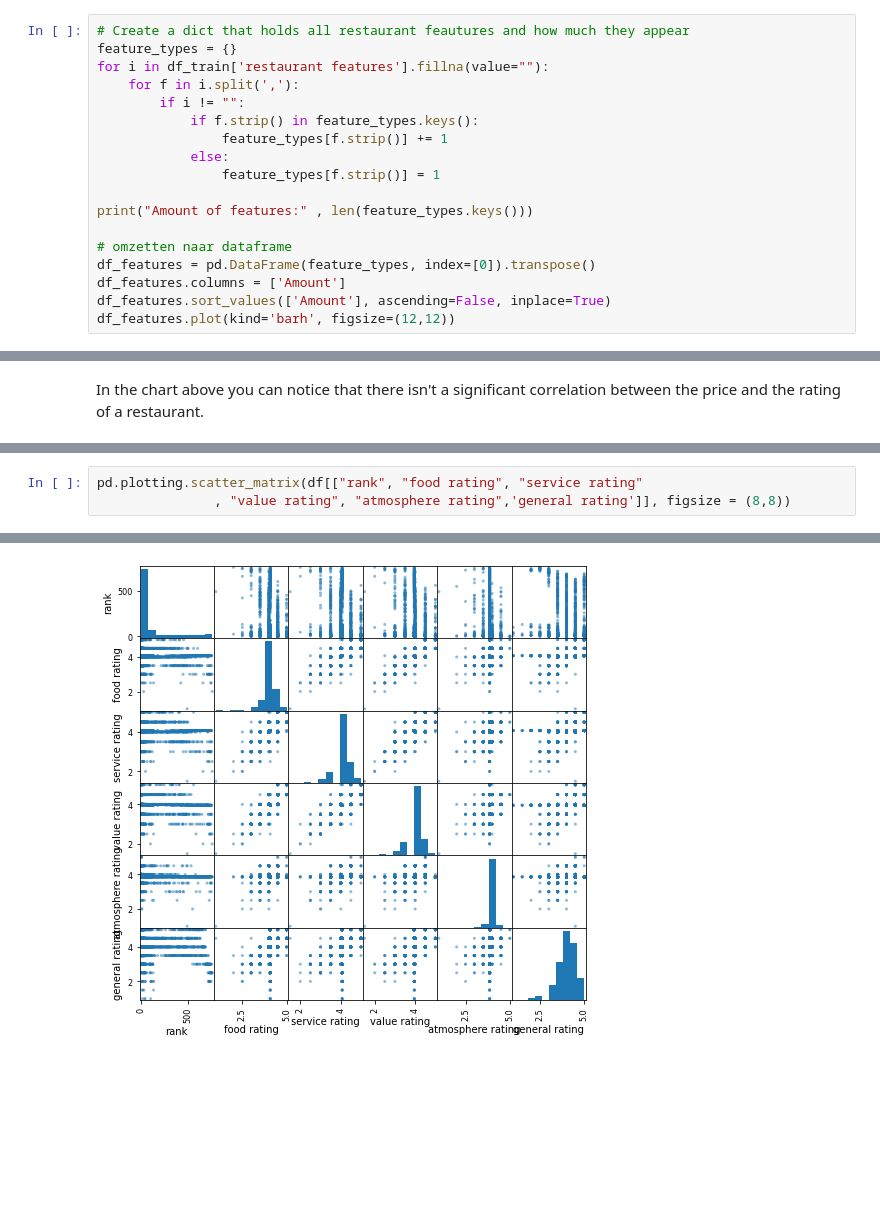
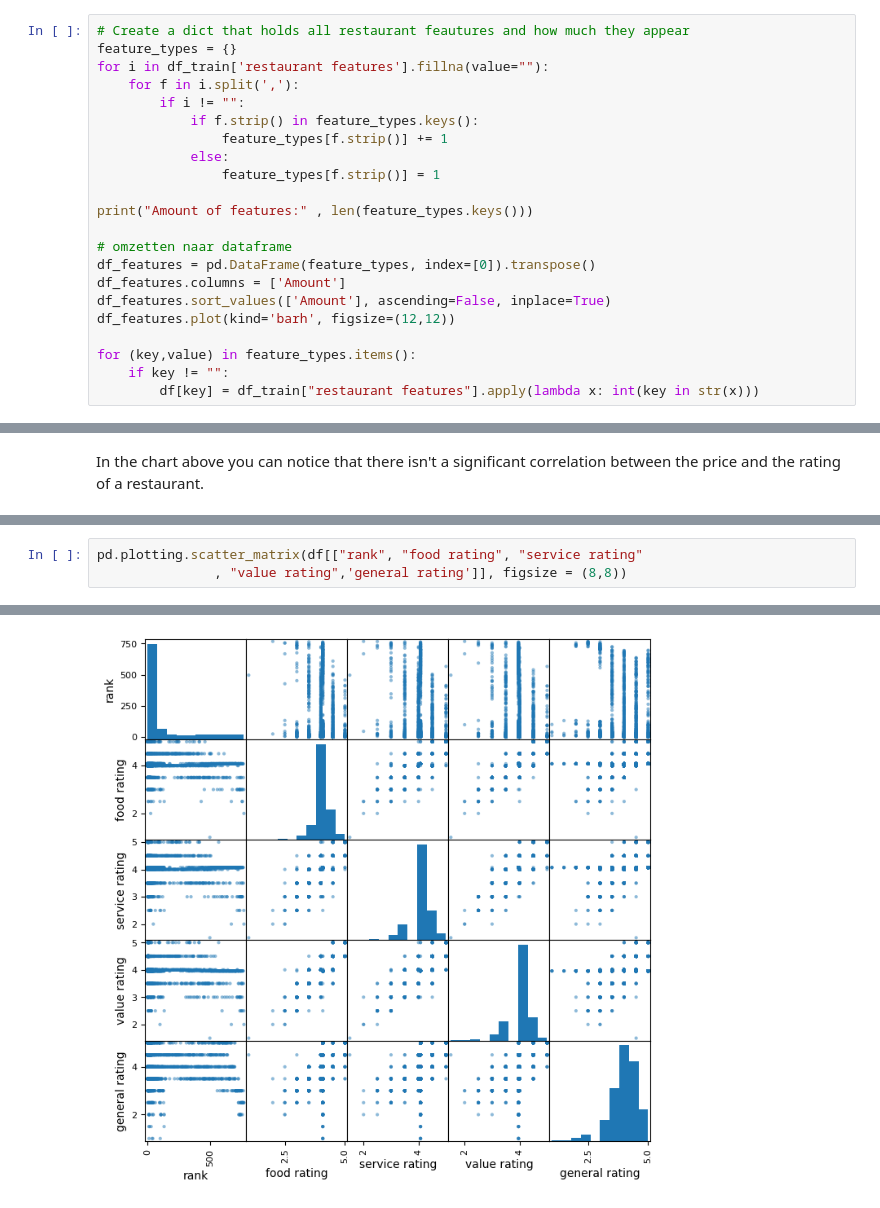
Before and after one commit to brabreda/Machine-learning, a Jupyter notebook: Sprint 1.ipynb, the cells around one changed output, grey strips where cells are left out. Drawn from its saved outputs; the diff is of its cells as text; blank space fills up the shorter version.

```diff
--- a/Sprint 1.ipynb
+++ b/Sprint 1.ipynb
@@ -308,5 +306,9 @@ df_features = pd.DataFrame(feature_types, index=[0]).transpose()
 df_features.columns = ['Amount']
 df_features.sort_values(['Amount'], ascending=False, inplace=True)
 df_features.plot(kind='barh', figsize=(12,12))
+
+for (key,value) in feature_types.items():
+    if key != "":
+        df[key] = df_train["restaurant features"].apply(lambda x: int(key in str(x)))
 # %% [output]
 Amount of features: 39
@@ -571,4 +587,4 @@ sn.heatmap(df[["rank", "food rating", "service rating"
 # %%
 pd.plotting.scatter_matrix(df[["rank", "food rating", "service rating"
-               , "value rating", "atmosphere rating",'general rating']], figsize = (8,8))
+               , "value rating",'general rating']], figsize = (8,8))
 # %% [output]
@@ -591,2 +607,2 @@ array([[<AxesSubplot:xlabel='rank', ylabel='rank'>,
       dtype=object)
-[figure, old version]
+[figure, new version]
```
Also changed, not shown: parts of 23 cells of this notebook, 1 other file.
